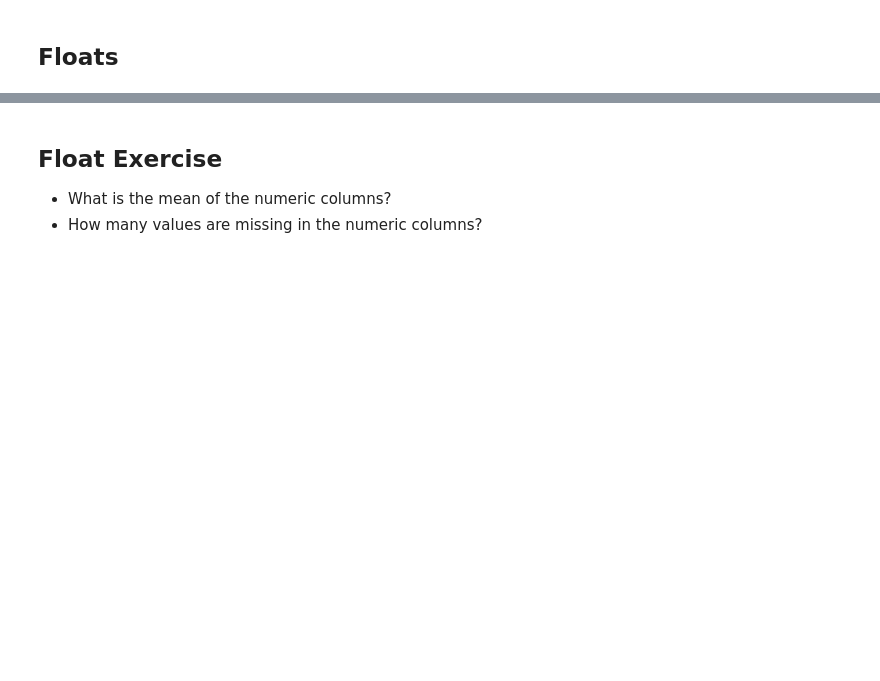
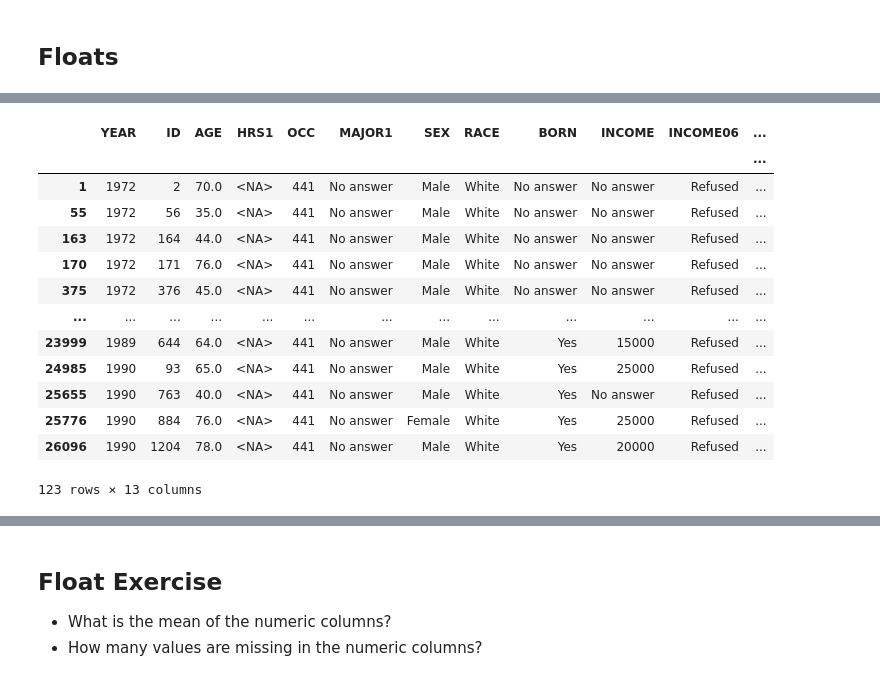
Before and after one commit to bjcubsfan/2023-scipy-pandas, a Jupyter notebook: idiomatic-pandas.ipynb, the cells around one changed output, grey strips where cells are left out. Cells and saved outputs as stored; diff of their text form; code cells hidden in the pictures; blank space fills up the shorter version.

```diff
--- a/idiomatic-pandas.ipynb
+++ b/idiomatic-pandas.ipynb
@@ -45,9 +68,0 @@ Don't need to run this, but this is how I created the data
-# %%
-# https://gss.norc.org/get-the-data/stata
-# takes a few minutes on my computer to load
-path = '~/Downloads/gss_spss_with_codebook.zip'
-with zipfile.ZipFile(path) as z:
-    print(z.namelist())
-    with open('gss.sav', mode='bw') as fout:
-        fout.write(z.open('GSS7218_R3.sav').read())
-    gss = pd.read_spss('gss.sav')
@@ -56,4 +68,0 @@ with zipfile.ZipFile(path) as z:
-# %%
-%%time
-import pyreadstat
-gss, meta = pyreadstat.read_sav('gss.sav')
@@ -308,8 +354,23 @@ gss.HRS1.value_counts(dropna=False)
 # %%
 # where are they missing?
 (gss
-  .query('HRS1.isna()')
+  .query('HRS1.isna() and OCC==441')
 )
+# %% [output]
+|  | YEAR | ID | AGE | HRS1 | OCC | MAJOR1 | SEX | RACE | BORN | INCOME | INCOME06 | ... |
+|  |  |  |  |  |  |  |  |  |  |  |  | ... |
+| 1 | 1972 | 2 | 70.0 | <NA> | 441 | No answer | Male | White | No answer | No answer | Refused | ... |
+| 55 | 1972 | 56 | 35.0 | <NA> | 441 | No answer | Male | White | No answer | No answer | Refused | ... |
+| 163 | 1972 | 164 | 44.0 | <NA> | 441 | No answer | Male | White | No answer | No answer | Refused | ... |
+| 170 | 1972 | 171 | 76.0 | <NA> | 441 | No answer | Male | White | No answer | No answer | Refused | ... |
+| 375 | 1972 | 376 | 45.0 | <NA> | 441 | No answer | Male | White | No answer | No answer | Refused | ... |
+| ... | ... | ... | ... | ... | ... | ... | ... | ... | ... | ... | ... | ... |
+| 23999 | 1989 | 644 | 64.0 | <NA> | 441 | No answer | Male | White | Yes | 15000 | Refused | ... |
+| 24985 | 1990 | 93 | 65.0 | <NA> | 441 | No answer | Male | White | Yes | 25000 | Refused | ... |
+| 25655 | 1990 | 763 | 40.0 | <NA> | 441 | No answer | Male | White | Yes | No answer | Refused | ... |
+| 25776 | 1990 | 884 | 76.0 | <NA> | 441 | No answer | Female | White | Yes | 25000 | Refused | ... |
+| 26096 | 1990 | 1204 | 78.0 | <NA> | 441 | No answer | Male | White | Yes | 20000 | Refused | ... |
+123 rows × 13 columns
 # %%
 # where are they missing?
 (gss
```
Also changed, not shown: parts of 111 cells of this notebook.
